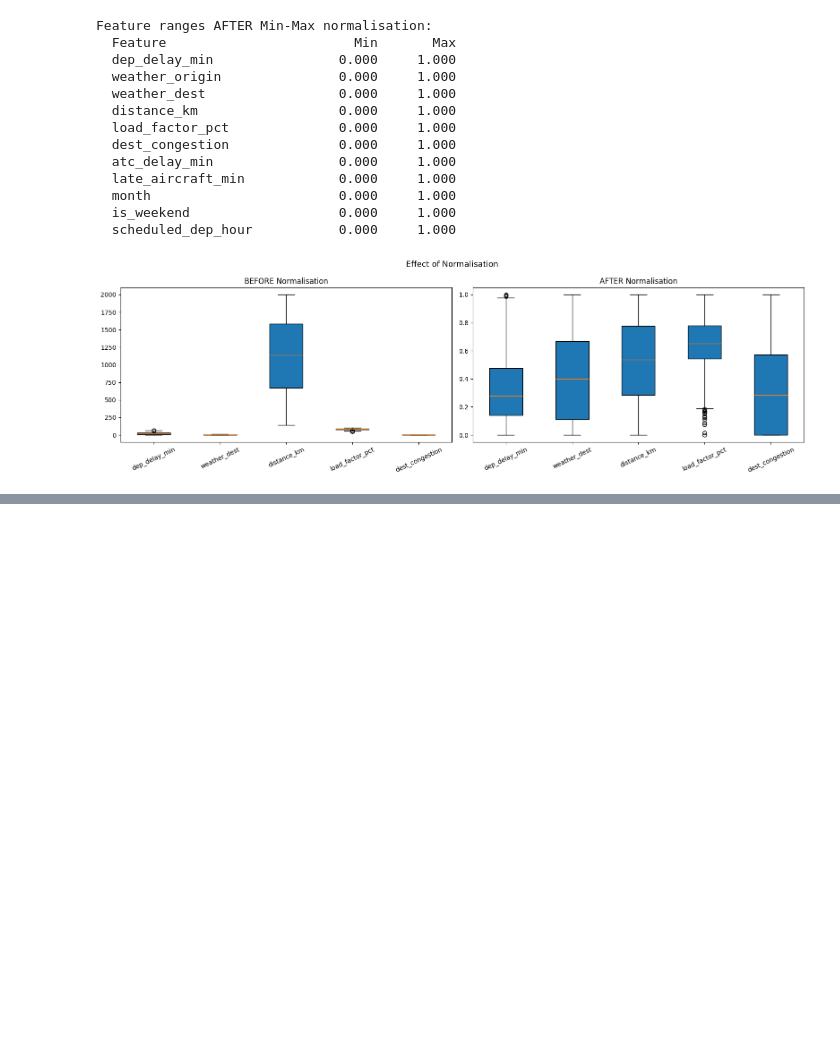
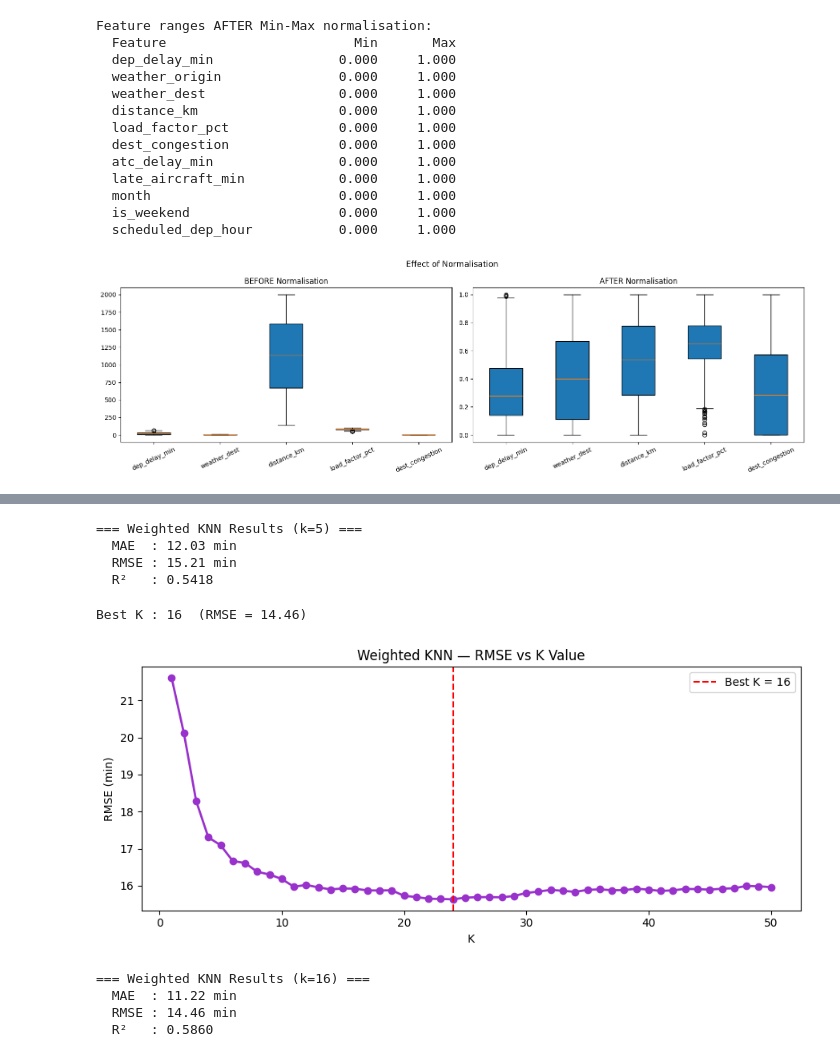
Before and after one commit to mokshaggarwal12/airline-delay-prediction, a Jupyter notebook: airline_delay_regression.ipynb, the cells around one changed output, grey strips where cells are left out. Saved outputs shown, nothing was run; the diff lists cells and outputs as text; code cells hidden in the pictures; blank space fills up the shorter version.

```diff
--- a/airline_delay_regression.ipynb
+++ b/airline_delay_regression.ipynb
@@ -388,0 +543,67 @@ plt.show()
+# %%
+from sklearn.neighbors import KNeighborsRegressor
+
+rf_importances = rf_model.feature_importances_
+X_train_w = X_train.values * rf_importances
+X_test_w  = X_test.values  * rf_importances
+
+wknn_model = KNeighborsRegressor(n_neighbors=5)
+wknn_model.fit(X_train_w, y_train)
+wknn_pred = wknn_model.predict(X_test_w)
+
+wknn_mae  = mean_absolute_error(y_test, wknn_pred)
+wknn_rmse = mean_squared_error(y_test, wknn_pred) ** 0.5
+wknn_r2   = r2_score(y_test, wknn_pred)
+
+print("=== Weighted KNN Results (k=5) ===")
+print(f"  MAE  : {wknn_mae:.2f} min")
+print(f"  RMSE : {wknn_rmse:.2f} min")
+print(f"  R\u00b2   : {wknn_r2:.4f}")
+# %% [output]
+=== Weighted KNN Results (k=5) ===
+  MAE  : 12.03 min
+  RMSE : 15.21 min
+  R²   : 0.5418
+# %%
+wk_values = range(1, 51)
+wk_rmse   = []
+
+for k in wk_values:
+    m = KNeighborsRegressor(n_neighbors=k)
+    m.fit(X_train_w, y_train)
+    pred = m.predict(X_test_w)
+    wk_rmse.append(mean_squared_error(y_test, pred) ** 0.5)
+
+best_wk = wk_values[wk_rmse.index(min(wk_rmse))]
+print(f"Best K : {best_wk}  (RMSE = {min(wk_rmse):.2f})")
+
+plt.figure(figsize=(9, 4))
+plt.plot(k_values, k_rmse, marker='o', color='darkorchid', linewidth=2)
+plt.axvline(best_k, color='red', linestyle='--', label=f'Best K = {best_wk}')
+plt.title('Weighted KNN — RMSE vs K Value')
+plt.xlabel('K')
+plt.ylabel('RMSE (min)')
+plt.legend()
+plt.tight_layout()
+plt.show()
+# %% [output]
+Best K : 16  (RMSE = 14.46)
+[figure, added]
+# %%
+wknn_best = KNeighborsRegressor(n_neighbors=best_wk)
+wknn_best.fit(X_train_w, y_train)
+wknn_best_pred = wknn_best.predict(X_test_w)
+
+wknn_mae  = mean_absolute_error(y_test, wknn_best_pred)
+wknn_rmse = mean_squared_error(y_test, wknn_best_pred) ** 0.5
+wknn_r2   = r2_score(y_test, wknn_best_pred)
+
+print(f"=== Weighted KNN Results (k={best_wk}) ===")
+print(f"  MAE  : {wknn_mae:.2f} min")
+print(f"  RMSE : {wknn_rmse:.2f} min")
+print(f"  R\u00b2   : {wknn_r2:.4f}")
+# %% [output]
+=== Weighted KNN Results (k=16) ===
+  MAE  : 11.22 min
+  RMSE : 14.46 min
+  R²   : 0.5860
```
Also changed, not shown: parts of 17 cells of this notebook.
